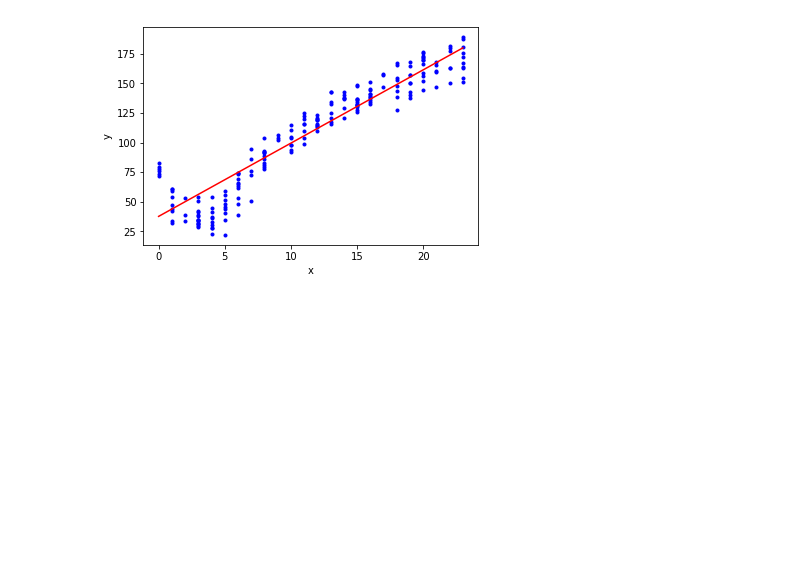
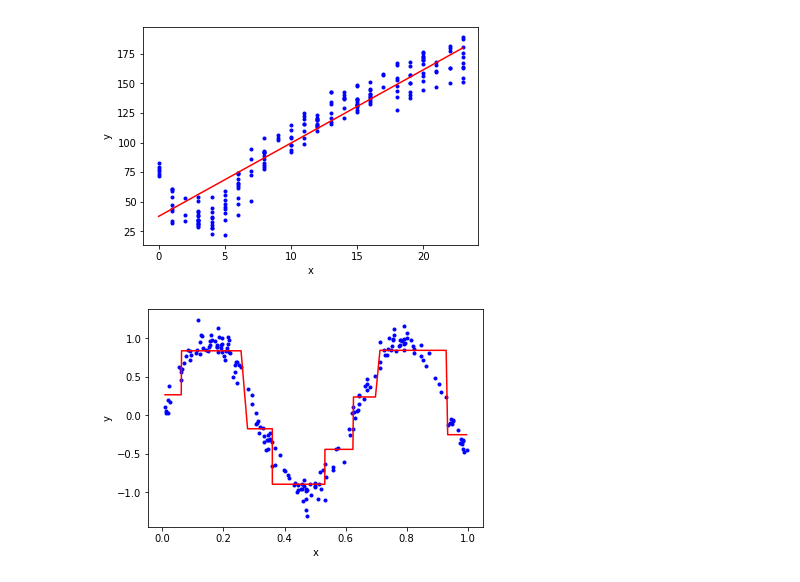
Before and after one commit to codefan/python-study, a Jupyter notebook: MLIA-note/ch09/treeRegression.ipynb, the cells around one changed output. Saved outputs shown, nothing was run; the diff lists cells and outputs as text; code cells hidden in the pictures; blank space fills up the shorter version.

```diff
--- a/MLIA-note/ch09/treeRegression.ipynb
+++ b/MLIA-note/ch09/treeRegression.ipynb
@@ -322,3 +319,11 @@ np.corrcoef(yHat, testMat[:,1], rowvar = 0)[0,1]
 plotTreeCast(testMat, yHat)
 # %% [output]
 [figure]
+# %%
+sineMat = loadDataSet('sine.txt')
+sineTree = createTree(sineMat, ops=(1,10))
+sineHat = createForeCast(sineTree,sineMat[:,0])
+# %%
+plotTreeCast(sineMat, sineHat)
+# %% [output]
+[figure, added]
```
Also changed, not shown: parts of 3 cells of this notebook, 1 other file.
